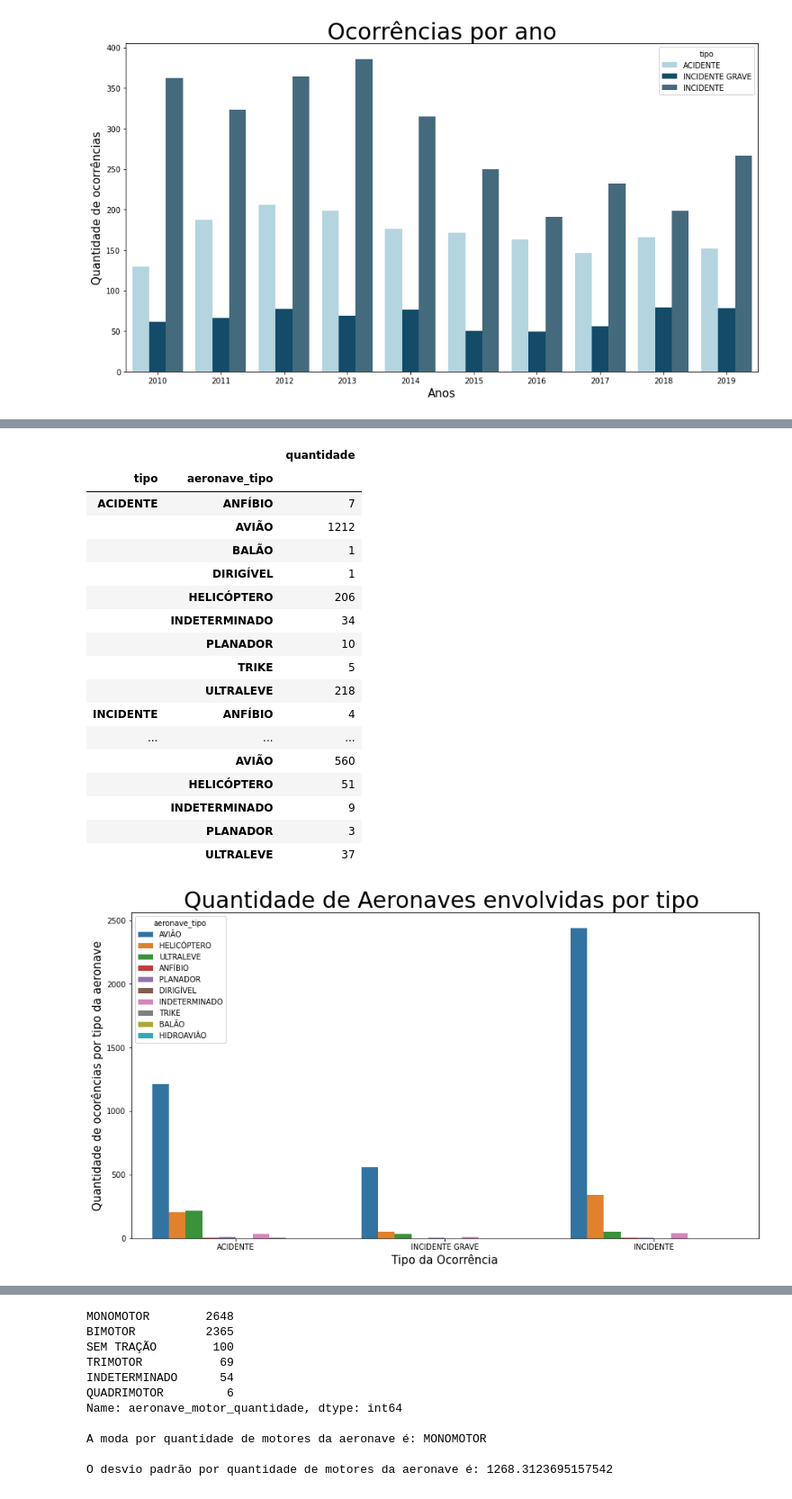
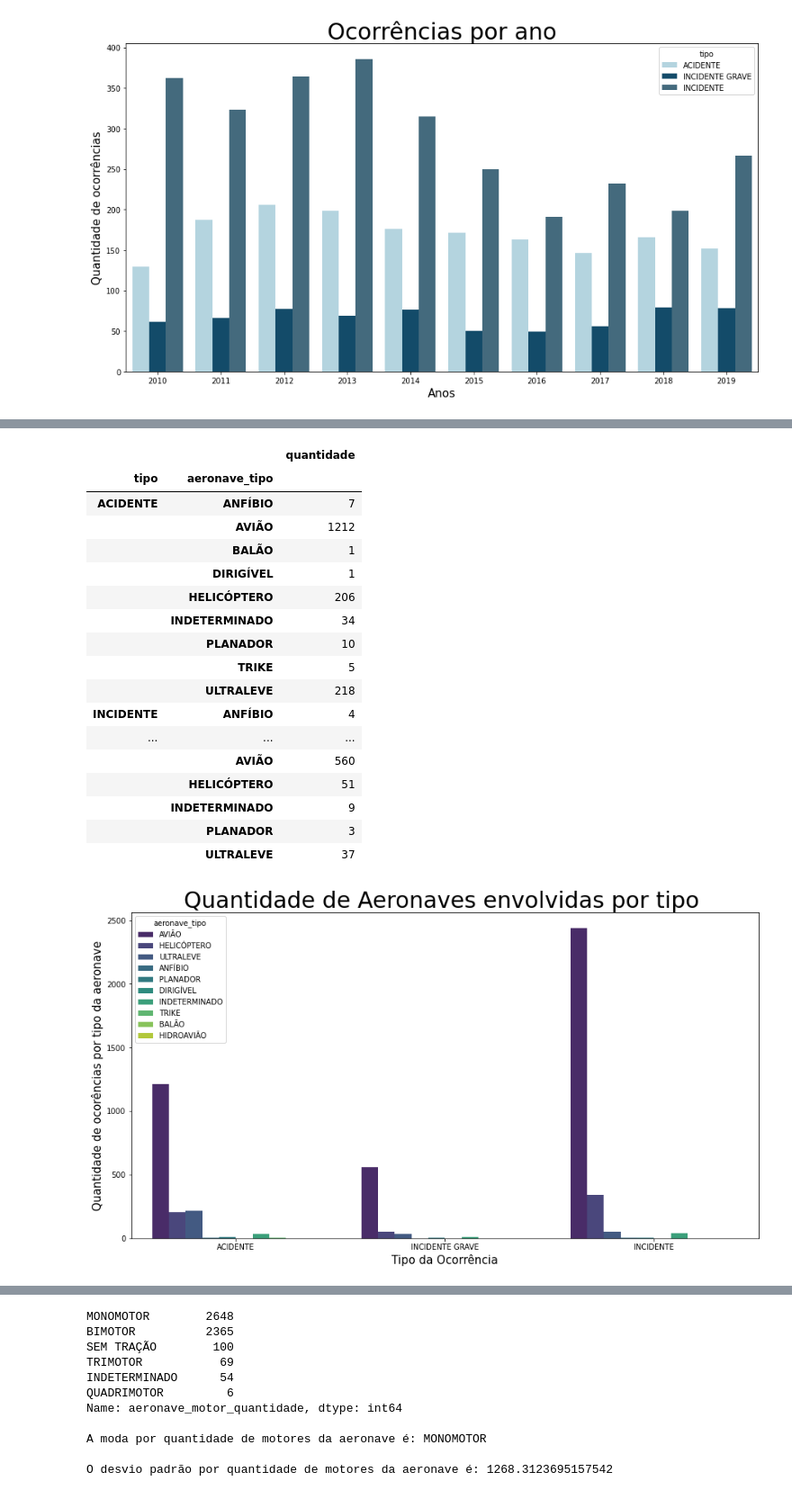
Before and after one commit to SouzaAllan/ESTUDO_CENIPA_2010-2019, a Jupyter notebook: PROJETO V2/PROJETO V2.ipynb, the cells around one changed output, grey strips where cells are left out. Shown: that part at 90% size. Cells and saved outputs as stored; diff of their text form; code cells hidden in the pictures.

```diff
--- a/PROJETO V2/PROJETO V2.ipynb
+++ b/PROJETO V2/PROJETO V2.ipynb
@@ -4,7 +4,7 @@ import seaborn as sns
 import matplotlib.pyplot as plt
 import statistics as sts
 # %%
-df_CENIPA = pd.read_csv("https://raw.githubusercontent.com/EdsonMSouza/08_T22_QUI_N/main/CENIPA/ocorrencias_cenipa.csv", sep=';', encoding='latin-1')
+df_CENIPA = pd.read_csv("https://raw.githubusercontent.com/SouzaAllan/ESTUDO_CENIPA_2010-2019/main/PROJETO%20V2/ocorrencias_cenipa.csv", sep=';', encoding='latin-1')
 # %%
 print('Colunas exixtentes no data frame :{}'.format(df_CENIPA.columns.values)) #valores das colunas
 
@@ -759,7 +730,7 @@ moda_aeronave_tipo = sts.mode(coluna_aeronave_tipo)
 desvio_aeronave_tipo = sts.stdev(incac_aeronave_tipo)
 
 plt.figure(figsize = (15,8))
-sns.countplot(data = df_CENIPA, x ='tipo', hue = 'aeronave_tipo' )
+sns.countplot(data = df_CENIPA, x ='tipo', hue = 'aeronave_tipo', palette = 'viridis' )
 
 plt.xlabel('Tipo da Ocorrência', fontdict={'fontsize': 15})
 plt.ylabel('Quantidade de ocorências por tipo da aeronave', fontdict={'fontsize': 15})
@@ -793,32 +764,32 @@ BALÃO               1
 Name: aeronave_tipo, dtype: int64
 
 A média por tipo de aeronave é: 524.2
 
 A moda por tipo de aeronave é: AVIÃO
 
 O desvio padrão por tipo de aeronave é: 1310.8169462845171
 
 
 Ocorências por tipo de aeronave
 |  |  | quantidade |
 | tipo | aeronave_tipo |  |
 | ACIDENTE | ANFÍBIO | 7 |
 |  | AVIÃO | 1212 |
 |  | BALÃO | 1 |
 |  | DIRIGÍVEL | 1 |
 |  | HELICÓPTERO | 206 |
 |  | INDETERMINADO | 34 |
 |  | PLANADOR | 10 |
 |  | TRIKE | 5 |
 |  | ULTRALEVE | 218 |
 | INCIDENTE | ANFÍBIO | 4 |
 | ... | ... | ... |
 |  | AVIÃO | 560 |
 |  | HELICÓPTERO | 51 |
 |  | INDETERMINADO | 9 |
 |  | PLANADOR | 3 |
 |  | ULTRALEVE | 37 |
-[figure, old version]
+[figure, new version]
 # %%
 coluna_motor_tipo = df_CENIPA['motor_tipo']
 incac_motor_tipo = coluna_motor_tipo.value_counts()
```
Also changed, not shown: parts of 21 cells of this notebook.
